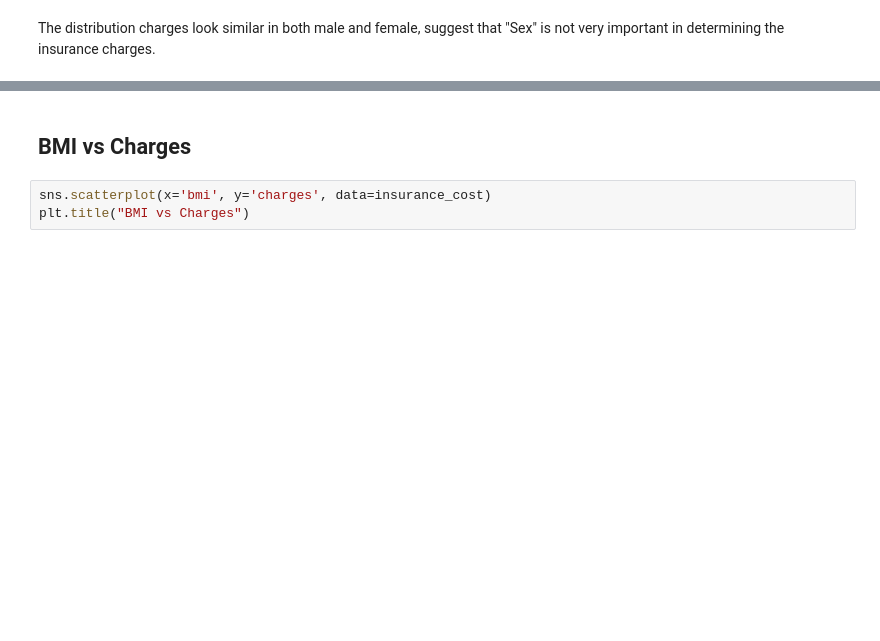
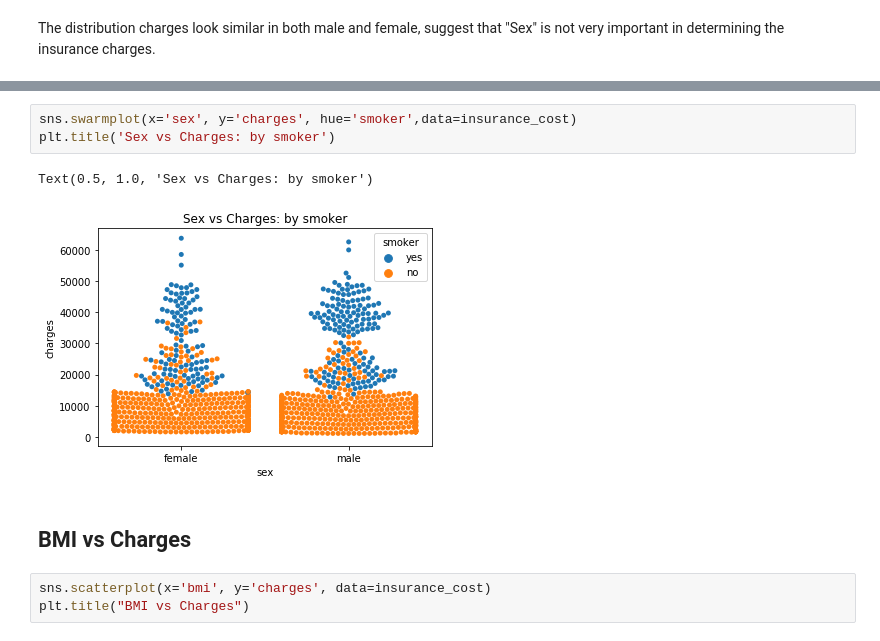
Before and after one commit to rockyclh/US-Insurance-Charges, a Jupyter notebook: US Medical Insurance Cost.ipynb, the cells around one changed output, grey strips where cells are left out. Cells and saved outputs as stored; diff of their text form; blank space fills up the shorter version.

```diff
--- a/US Medical Insurance Cost.ipynb
+++ b/US Medical Insurance Cost.ipynb
@@ -246,3 +252,9 @@ Text(0.5, 1, 'Sex vs Charges: by smoker')
+# %%
+sns.swarmplot(x='sex', y='charges', hue='smoker',data=insurance_cost)
+plt.title('Sex vs Charges: by smoker')
+# %% [output]
+Text(0.5, 1.0, 'Sex vs Charges: by smoker')
+[figure, added]
 # %% [markdown]
 ## BMI vs Charges
 # %%
```
Also changed, not shown: parts of 13 cells of this notebook.
